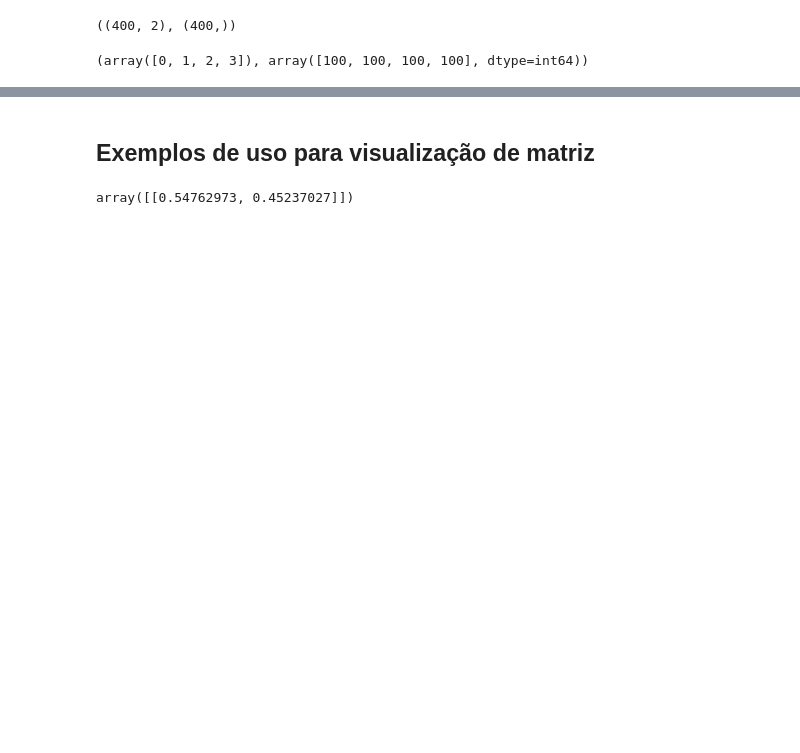
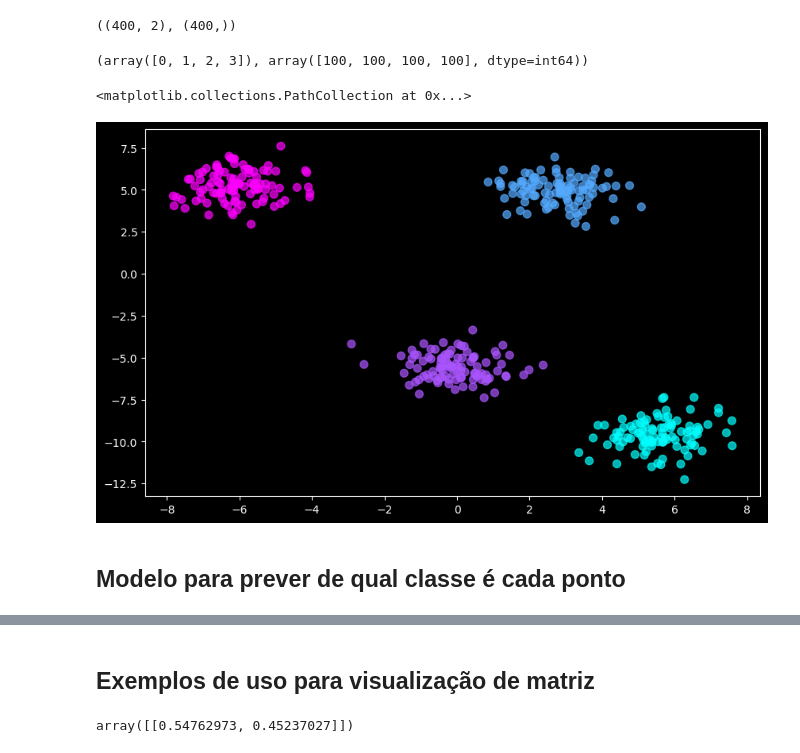
Before and after one commit to LucasFeliciano02/Rna-Classification, a Jupyter notebook: app.ipynb, the cells around one changed output, grey strips where cells are left out. Drawn from its saved outputs; the diff is of its cells as text; code cells hidden in the pictures; blank space fills up the shorter version.

```diff
--- a/app.ipynb
+++ b/app.ipynb
@@ -226,7 +240,8 @@ plt.scatter(x[:, 0], x[:, 1], c=result, s=50, alpha=0.5, cmap="cool")
 # %%
-# n_features = numero de variáveis independentes, n de colunas no x ou n de atributos
+# n_features = numero de variáveis independentes, n de colunas no x ou n de atributos (entradas)
+# cluster_std = desvio padrão dos pontos dentro do cluster, mede o quão estes pontos estão distribuidos no centro
 # centers = Classes | Random_state -> mesmo resultado padrão de dados em diferentes máquinas | shuffle=True -> Embaralhar os dados
-x_, y_ = datasets.make_blobs(n_samples=400, n_features=2, centers=4, random_state=10, cluster_std=0.5, shuffle=True)
+x_, y_ = datasets.make_blobs(n_samples=400, n_features=2, centers=4, random_state=10, cluster_std=0.9, shuffle=True)
 # %%
 # Resultado = 400 linhas(observações) por 2 colunas(features = características)
 x_.shape, y_.shape
@@ -241,0 +255,8 @@ np.unique(y_, return_counts=True)
+# %%
+# Gráfico
+plt.scatter(x_[:,0], x_[:,1], s = 50, c = y_, cmap="cool", alpha=0.7)
+# %% [output]
+<matplotlib.collections.PathCollection at 0x...>
+[figure, added]
+# %% [markdown]
+## Modelo para prever de qual classe é cada ponto
```
Also changed, not shown: parts of 17 cells of this notebook.
